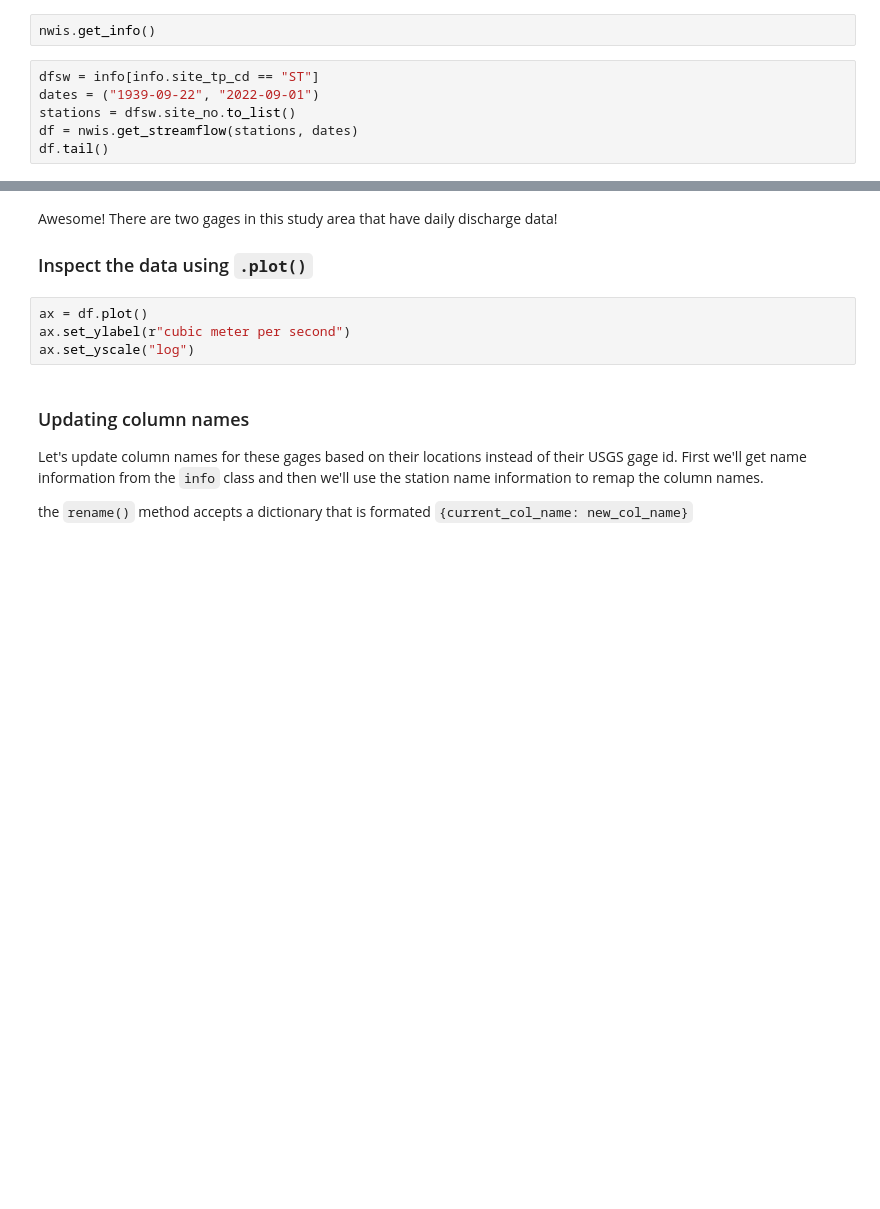
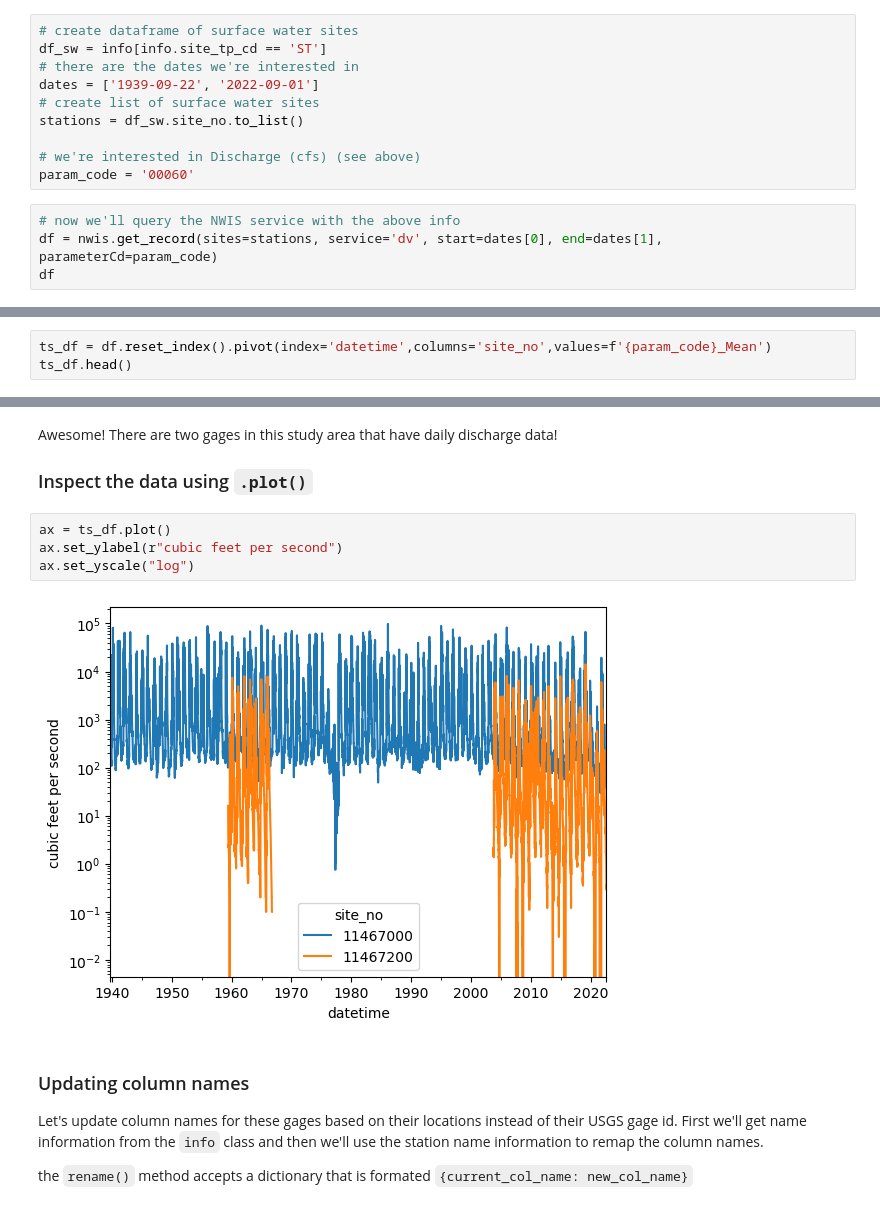
Before and after one commit to kallejahn/python-for-hydrology, a Jupyter notebook: notebooks/part0_python_intro/08_pandas.ipynb, the cells around one changed output, grey strips where cells are left out. Drawn from its saved outputs; the diff is of its cells as text; blank space fills up the shorter version.

```diff
--- a/notebooks/part0_python_intro/08_pandas.ipynb
+++ b/notebooks/part0_python_intro/08_pandas.ipynb
@@ -134,8 +261,14 @@ nwis.get_parameter_codes('%pfoa%')
 # %%
-nwis.get_info()
+# create dataframe of surface water sites
+df_sw = info[info.site_tp_cd == 'ST']
+# there are the dates we're interested in
+dates = ['1939-09-22', '2022-09-01']
+# create list of surface water sites
+stations = df_sw.site_no.to_list()
+
+# we're interested in Discharge (cfs) (see above)
+param_code = '00060'
-# %%
-dfsw = info[info.site_tp_cd == "ST"]
-dates = ("1939-09-22", "2022-09-01")
-stations = dfsw.site_no.to_list()
-df = nwis.get_streamflow(stations, dates)
-df.tail()
+# %%
+# now we'll query the NWIS service with the above info
+df = nwis.get_record(sites=stations, service='dv', start=dates[0], end=dates[1], parameterCd=param_code)
+df
@@ -141,0 +294,3 @@ df.tail()
+# %%
+ts_df = df.reset_index().pivot(index='datetime',columns='site_no',values=f'{param_code}_Mean')
+ts_df.head()
@@ -144,9 +307,11 @@ Awesome! There are two gages in this study area that have daily discharge data!
 
 ### Inspect the data using `.plot()`
 # %%
-ax = df.plot()
-ax.set_ylabel(r"cubic meter per second")
+ax = ts_df.plot()
+ax.set_ylabel(r"cubic feet per second")
 ax.set_yscale("log")
+# %% [output]
+[figure, added]
 # %% [markdown]
 ### Updating column names
 
```
Also changed, not shown: parts of 35 cells of this notebook, 9 other files.
